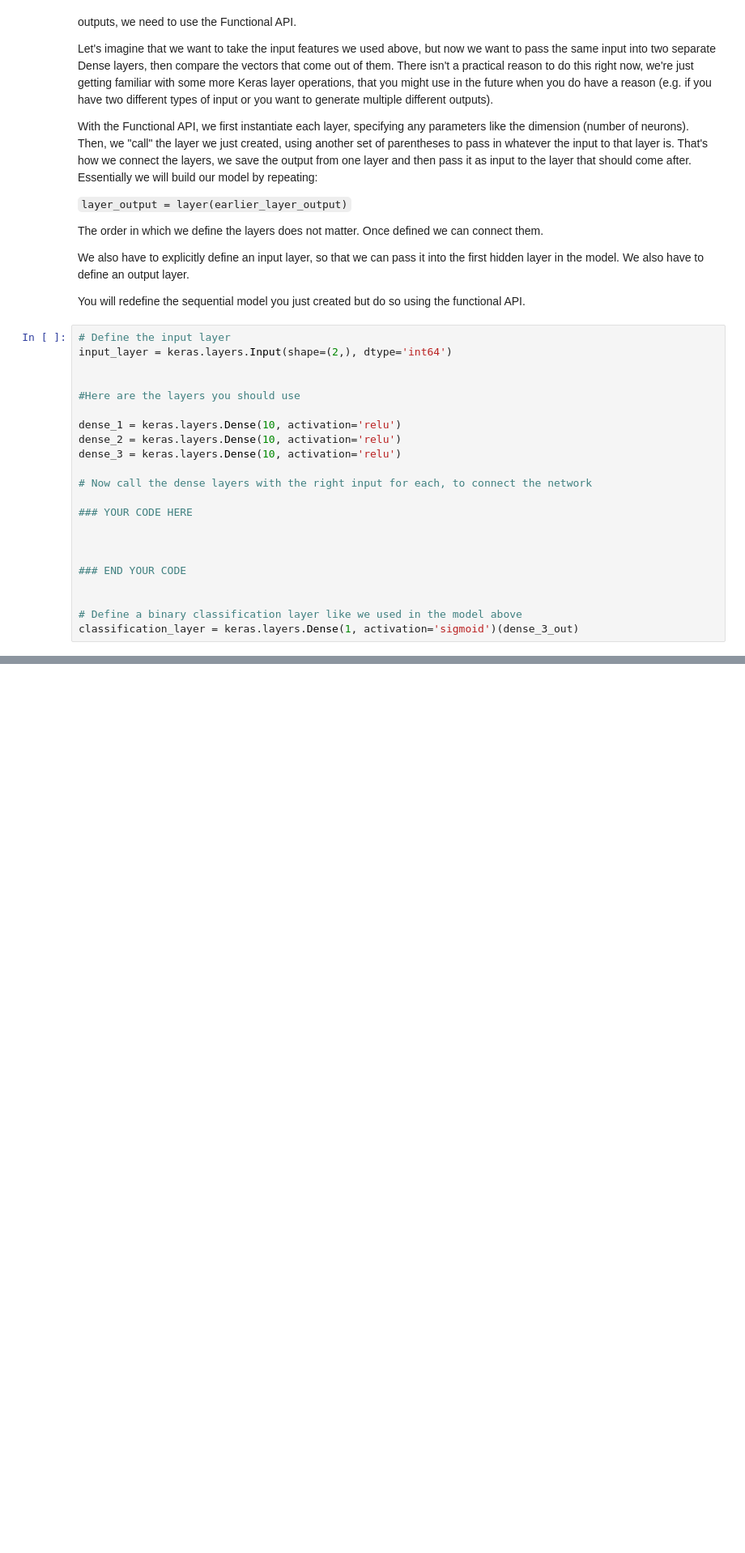
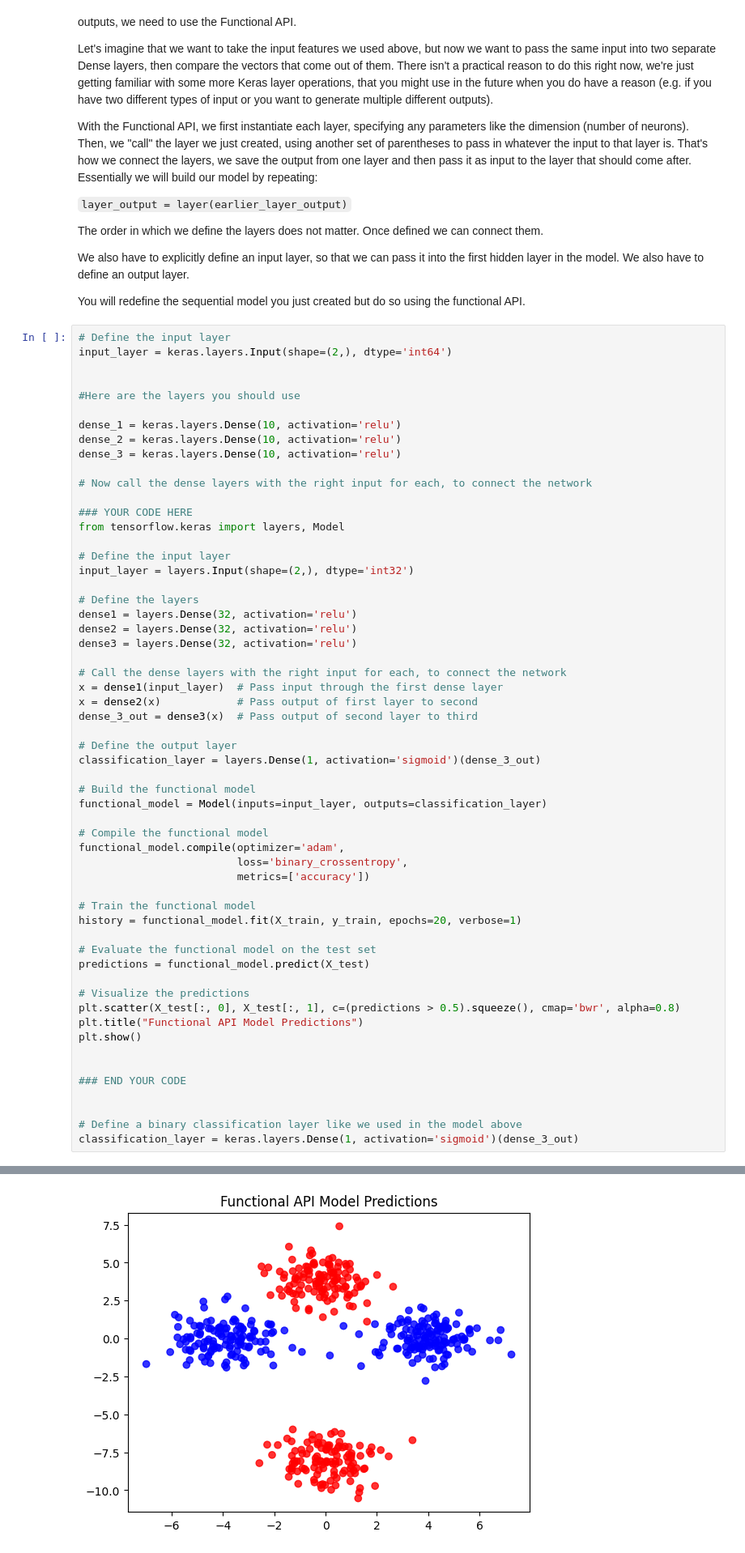
Before and after one commit to datasci-w266/2025-spring-main, a Jupyter notebook: assignment/a1/TensorFlow.ipynb, the cells around one changed output, grey strips where cells are left out. Shown at 81% size. Saved outputs shown, nothing was run; the diff lists cells and outputs as text; blank space fills up the shorter version.

```diff
--- a/assignment/a1/TensorFlow.ipynb
+++ b/assignment/a1/TensorFlow.ipynb
@@ -253,7 +409,42 @@ dense_3 = keras.layers.Dense(10, activation='relu')
 # Now call the dense layers with the right input for each, to connect the network
 
 ### YOUR CODE HERE
+from tensorflow.keras import layers, Model
 
+# Define the input layer
+input_layer = layers.Input(shape=(2,), dtype='int32')
+
+# Define the layers
+dense1 = layers.Dense(32, activation='relu')
+dense2 = layers.Dense(32, activation='relu')
+dense3 = layers.Dense(32, activation='relu')
+
+# Call the dense layers with the right input for each, to connect the network
+x = dense1(input_layer)  # Pass input through the first dense layer
+x = dense2(x)            # Pass output of first layer to second
+dense_3_out = dense3(x)  # Pass output of second layer to third
+
+# Define the output layer
+classification_layer = layers.Dense(1, activation='sigmoid')(dense_3_out)
+
+# Build the functional model
+functional_model = Model(inputs=input_layer, outputs=classification_layer)
+
+# Compile the functional model
+functional_model.compile(optimizer='adam',
+                         loss='binary_crossentropy',
+                         metrics=['accuracy'])
+
+# Train the functional model
+history = functional_model.fit(X_train, y_train, epochs=20, verbose=1)
+
+# Evaluate the functional model on the test set
+predictions = functional_model.predict(X_test)
+
+# Visualize the predictions
+plt.scatter(X_test[:, 0], X_test[:, 1], c=(predictions > 0.5).squeeze(), cmap='bwr', alpha=0.8)
+plt.title("Functional API Model Predictions")
+plt.show()
 
 
 ### END YOUR CODE
@@ -261,3 +452,4 @@ dense_3 = keras.layers.Dense(10, activation='relu')
 
 # Define a binary classification layer like we used in the model above
 classification_layer = keras.layers.Dense(1, activation='sigmoid')(dense_3_out)
+# %% [output]
@@ -264,3 +473,4 @@ classification_layer = keras.layers.Dense(1, activation='sigmoid')(dense_3_out)
+[figure, added]
 # %% [markdown]
 You've defined all of your layers and connnected them together. Now you just need a few more lines of code to define the overall model, then compile it and train it like you did with the Sequential model.
 
```
Also changed, not shown: parts of 17 cells of this notebook, 2 other files.
